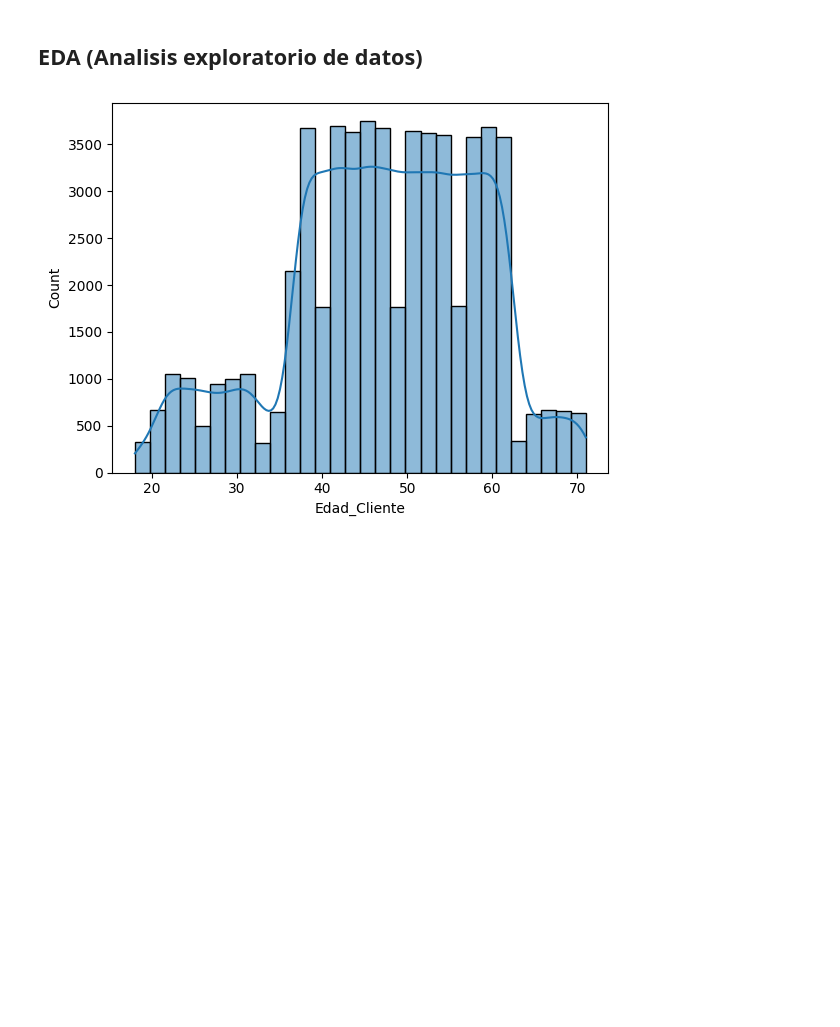
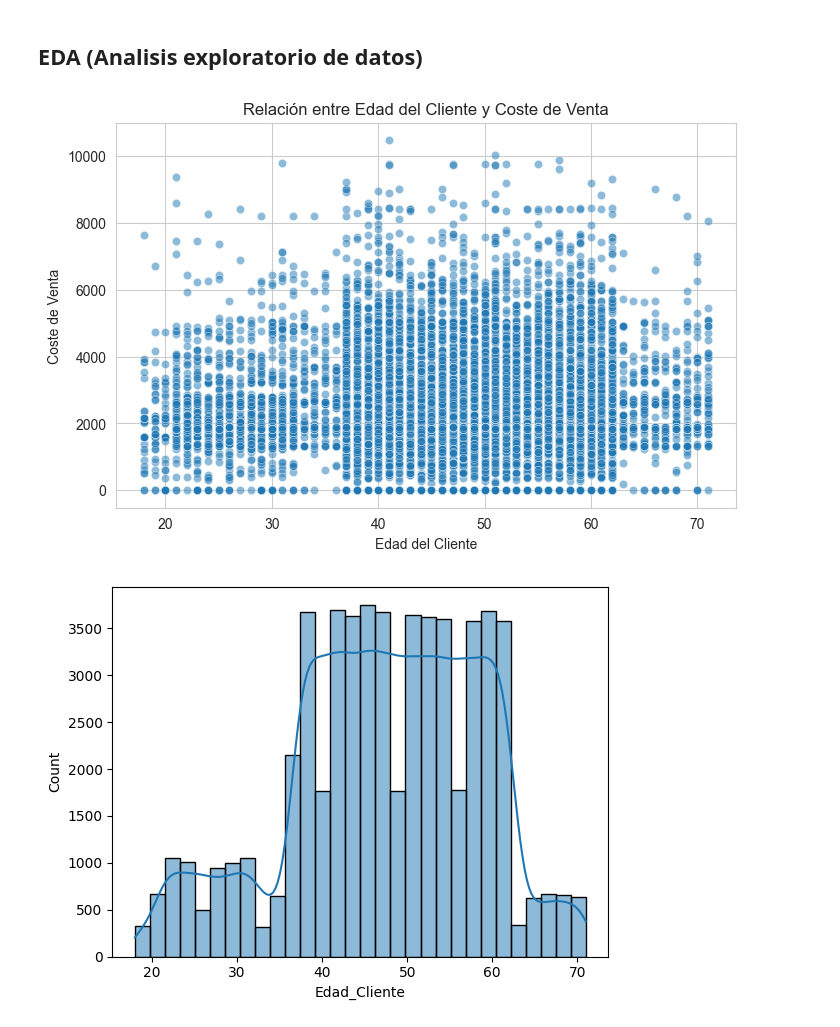
Before and after one commit to seerraa16/IA-LetsGo, a Jupyter notebook: analisis.ipynb, the cells around one changed output. Saved outputs shown, nothing was run; the diff lists cells and outputs as text; code cells hidden in the pictures; blank space fills up the shorter version.

Commit message:
Fin, entregado

```diff
--- a/analisis.ipynb
+++ b/analisis.ipynb
@@ -136,6 +136,15 @@ data.describe(include='all')
 11 rows × 23 columns
 # %% [markdown]
 ## **EDA (Analisis exploratorio de datos)**
+# %%
+plt.figure(figsize=(8, 5))
+sns.scatterplot(x=data["Edad_Cliente"], y=data["COSTE_VENTA"], alpha=0.5)
+plt.title("Relación entre Edad del Cliente y Coste de Venta")
+plt.xlabel("Edad del Cliente")
+plt.ylabel("Coste de Venta")
+plt.show()
+# %% [output]
+[figure, added]
 # %%
 # Vamos a ver cuales son los numeros de la edad de los clientes
 sns.histplot(data["Edad_Cliente"], bins=30, kde=True)
```
Also changed, not shown: parts of 1 cell of this notebook.
